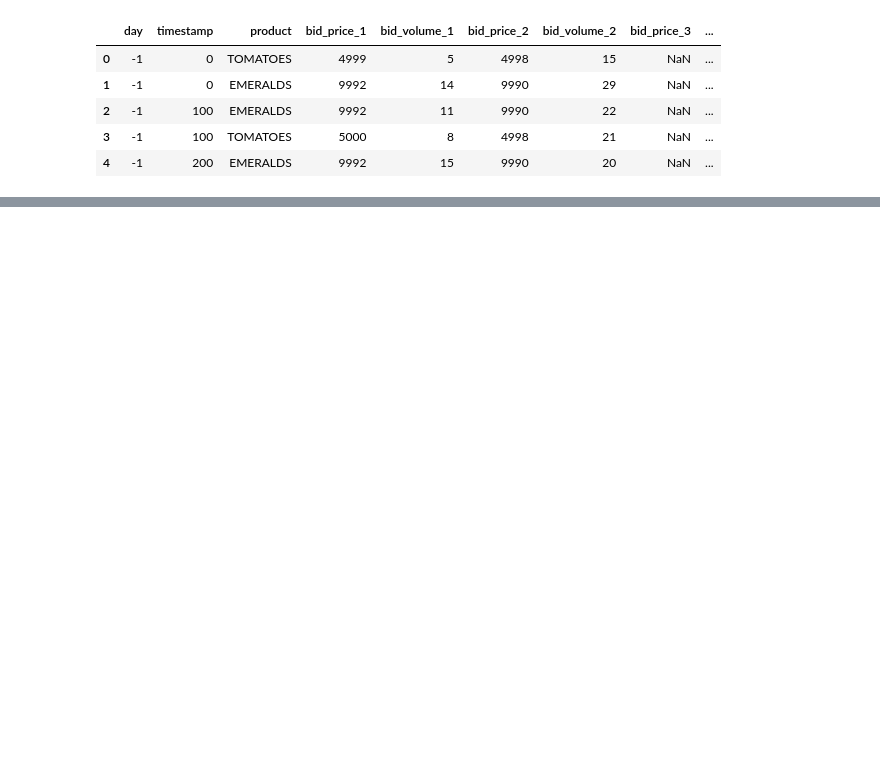
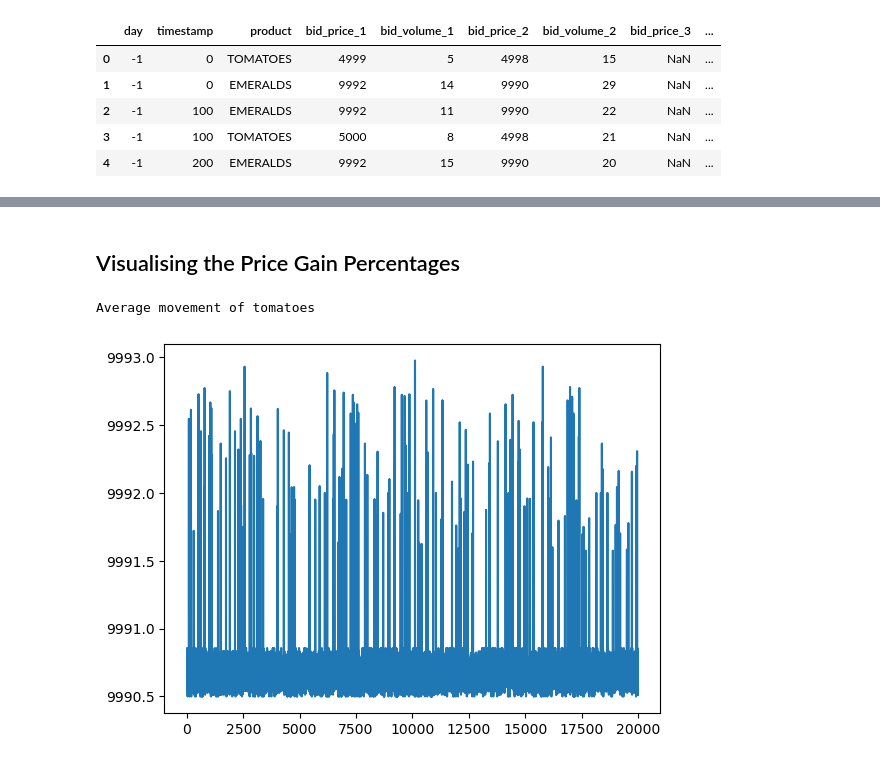
Before and after one commit to DevanshArora2002/IMC_Trading, a Jupyter notebook: TUTORIAL_ROUND_1/sample.ipynb, the cells around one changed output, grey strips where cells are left out. Cells and saved outputs as stored; diff of their text form; code cells hidden in the pictures; blank space fills up the shorter version.

```diff
--- a/TUTORIAL_ROUND_1/sample.ipynb
+++ b/TUTORIAL_ROUND_1/sample.ipynb
@@ -26,0 +101,30 @@ prices_df_1.head()
+# %% [markdown]
+## Visualising the Price Gain Percentages
+# %%
+from tqdm import tqdm
+
+def f1(x):
+    if pd.isna(x):
+        return 0
+    else:
+        return x
+
+prices_df_0['avg_bid_prices'] = [
+    (f1(w1*p1)+f1(w2*p2)+f1(w3*p3))/(f1(w1)+f1(w2)+f1(w3)) for w1,w2,w3,p1,p2,p3 in tqdm(zip(
+        prices_df_0['bid_volume_1'].to_list(),
+        prices_df_0['bid_volume_2'].to_list(),
+        prices_df_0['bid_volume_3'].to_list(),
+        prices_df_0['bid_price_1'].to_list(),
+        prices_df_0['bid_price_2'].to_list(),
+        prices_df_0['bid_price_3'].to_list(),
+    ))
+]
+# %%
+from matplotlib import pyplot as plt
+print("Average movement of tomatoes")
+#prices_df_0[prices_df_0['product']=='TOMATOES']['avg_bid_prices'].plot()
+prices_df_0[prices_df_0['product']=='EMERALDS']['avg_bid_prices'].plot()
+plt.show()
+# %% [output]
+Average movement of tomatoes
+[figure, added]
```
Also changed, not shown: parts of 13 cells of this notebook, 2 other files.
